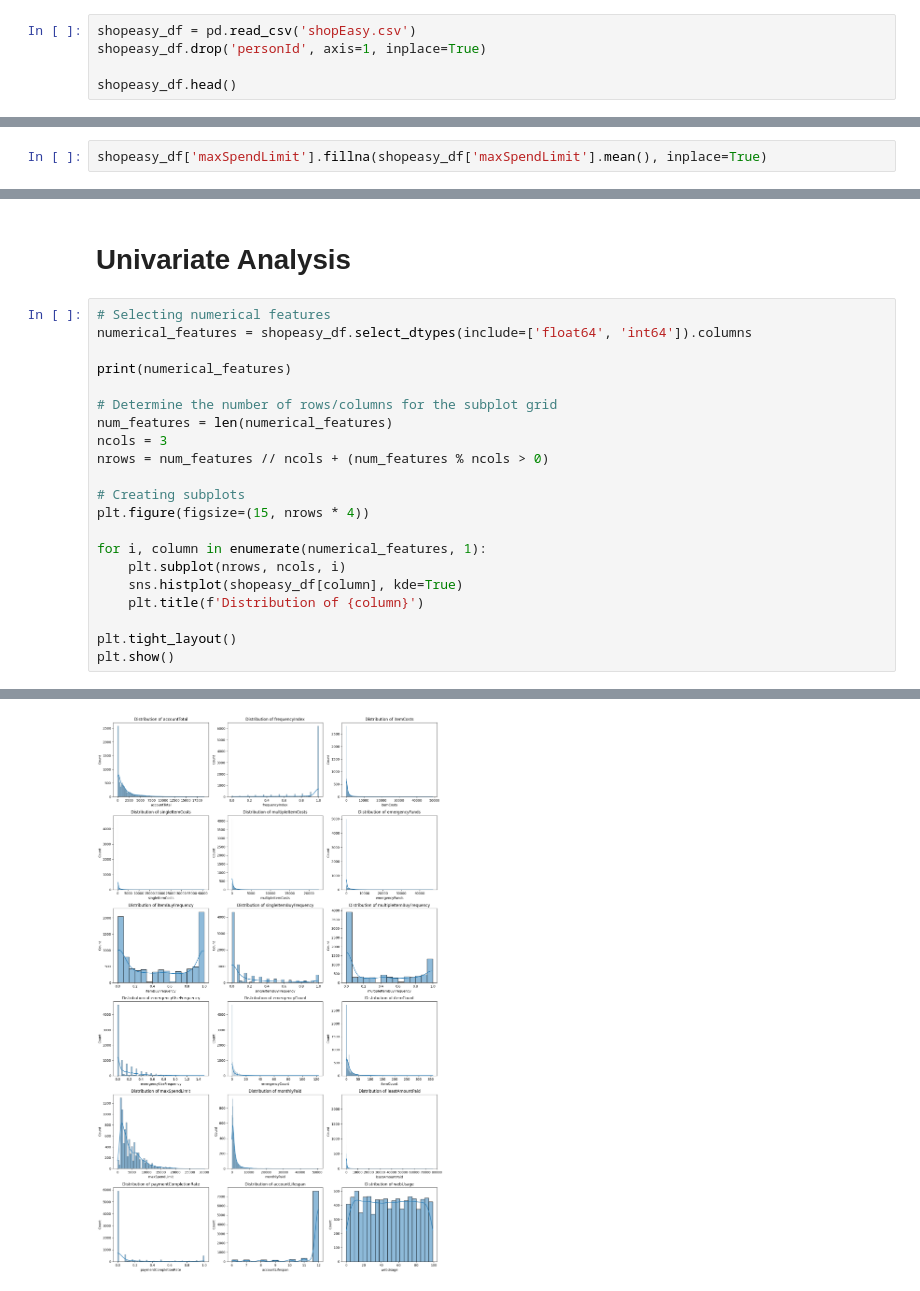
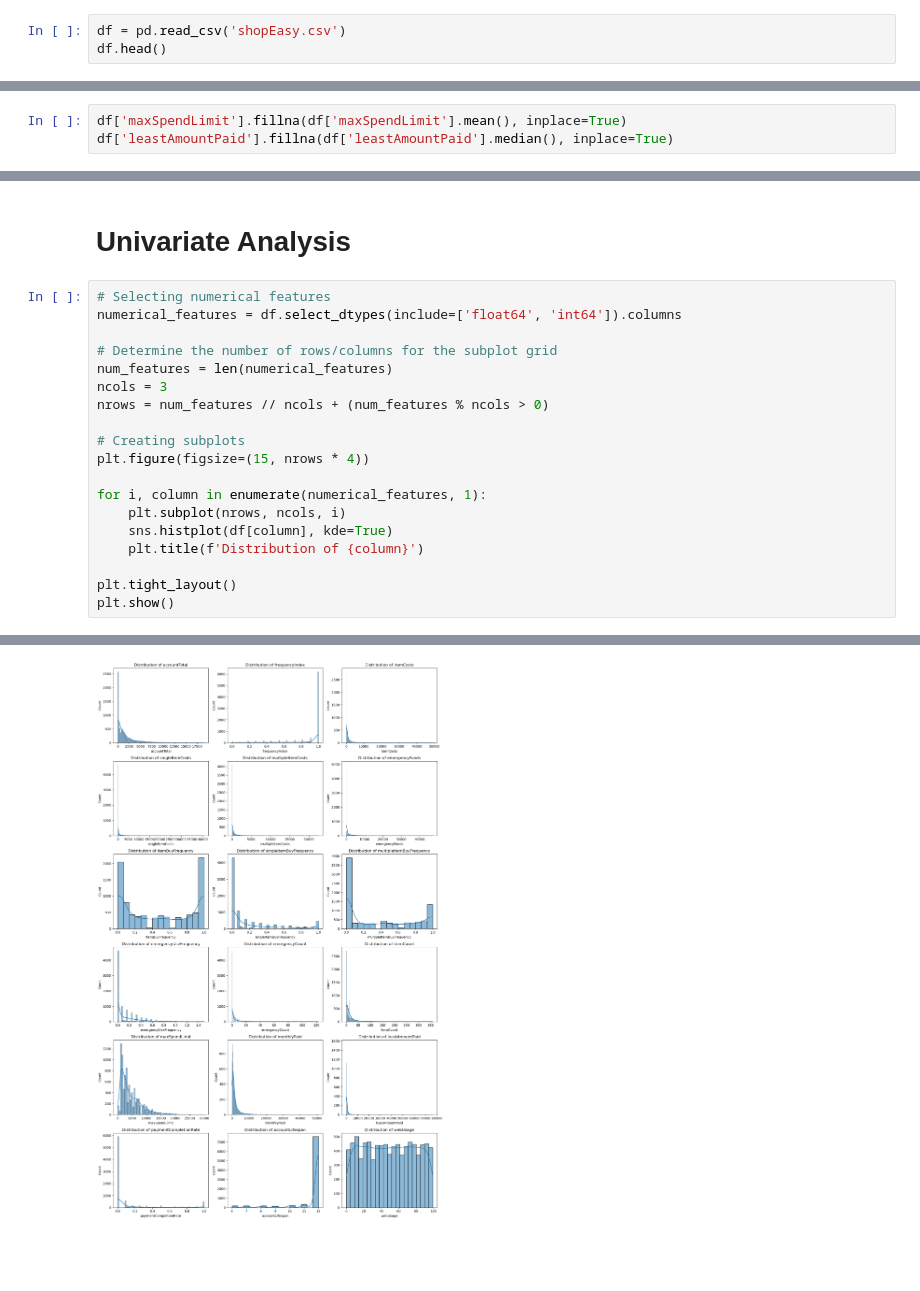
Before and after one commit to MattiaCervelli/AI-ML_project.shopEasy_283791, a Jupyter notebook: main.ipynb, the cells around one changed output, grey strips where cells are left out. Saved outputs shown, nothing was run; the diff lists cells and outputs as text; blank space fills up the shorter version.

```diff
--- a/main.ipynb
+++ b/main.ipynb
@@ -4,8 +4,6 @@ import numpy as np
 import matplotlib.pyplot as plt
 import seaborn as sns
 # %%
-shopeasy_df = pd.read_csv('shopEasy.csv')
-shopeasy_df.drop('personId', axis=1, inplace=True)
-
-shopeasy_df.head()
+df = pd.read_csv('shopEasy.csv')
+df.head()
 # %% [output]
@@ -38,4 +36,5 @@ accountType                   0
 webUsage                      0
 dtype: int64
 # %%
-shopeasy_df['maxSpendLimit'].fillna(shopeasy_df['maxSpendLimit'].mean(), inplace=True)
+df['maxSpendLimit'].fillna(df['maxSpendLimit'].mean(), inplace=True)
+df['leastAmountPaid'].fillna(df['leastAmountPaid'].median(), inplace=True)
@@ -94,9 +52,7 @@ dtype: int64
 # Univariate Analysis
 # %%
 # Selecting numerical features
-numerical_features = shopeasy_df.select_dtypes(include=['float64', 'int64']).columns
-
-print(numerical_features)
+numerical_features = df.select_dtypes(include=['float64', 'int64']).columns
 
 # Determine the number of rows/columns for the subplot grid
 num_features = len(numerical_features)
@@ -108,7 +64,7 @@ plt.figure(figsize=(15, nrows * 4))
 
 for i, column in enumerate(numerical_features, 1):
     plt.subplot(nrows, ncols, i)
-    sns.histplot(shopeasy_df[column], kde=True)
+    sns.histplot(df[column], kde=True)
     plt.title(f'Distribution of {column}')
 
 plt.tight_layout()
@@ -124,4 +73,4 @@ Index(['accountTotal', 'frequencyIndex', 'itemCosts', 'singleItemCosts',
-[figure, old version]
+[figure, new version]
 # %%
 categorical_features = ['location', 'accountType']  # Specify the categorical features you want to plot
 
```
Also changed, not shown: parts of 11 cells of this notebook.
